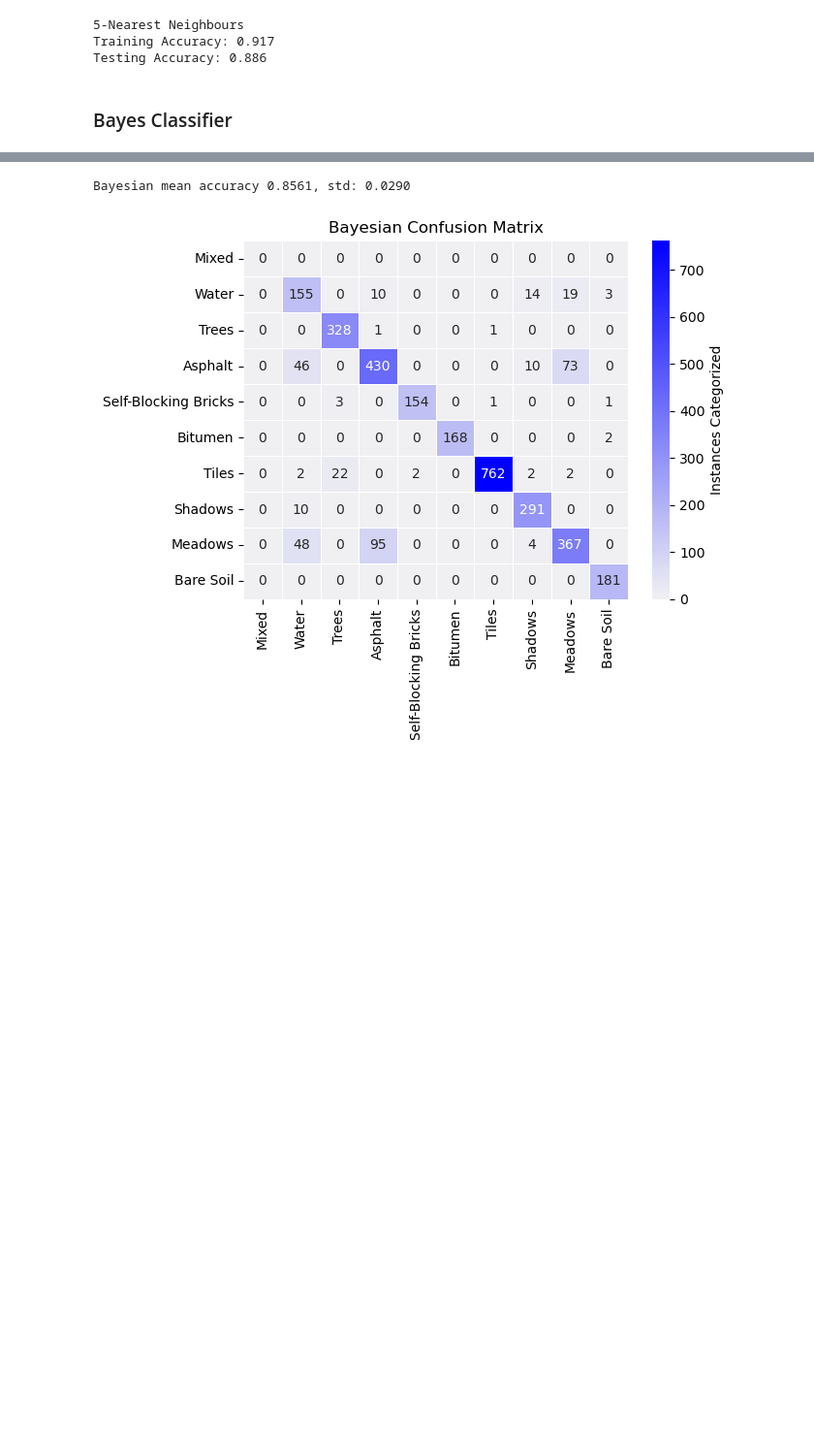
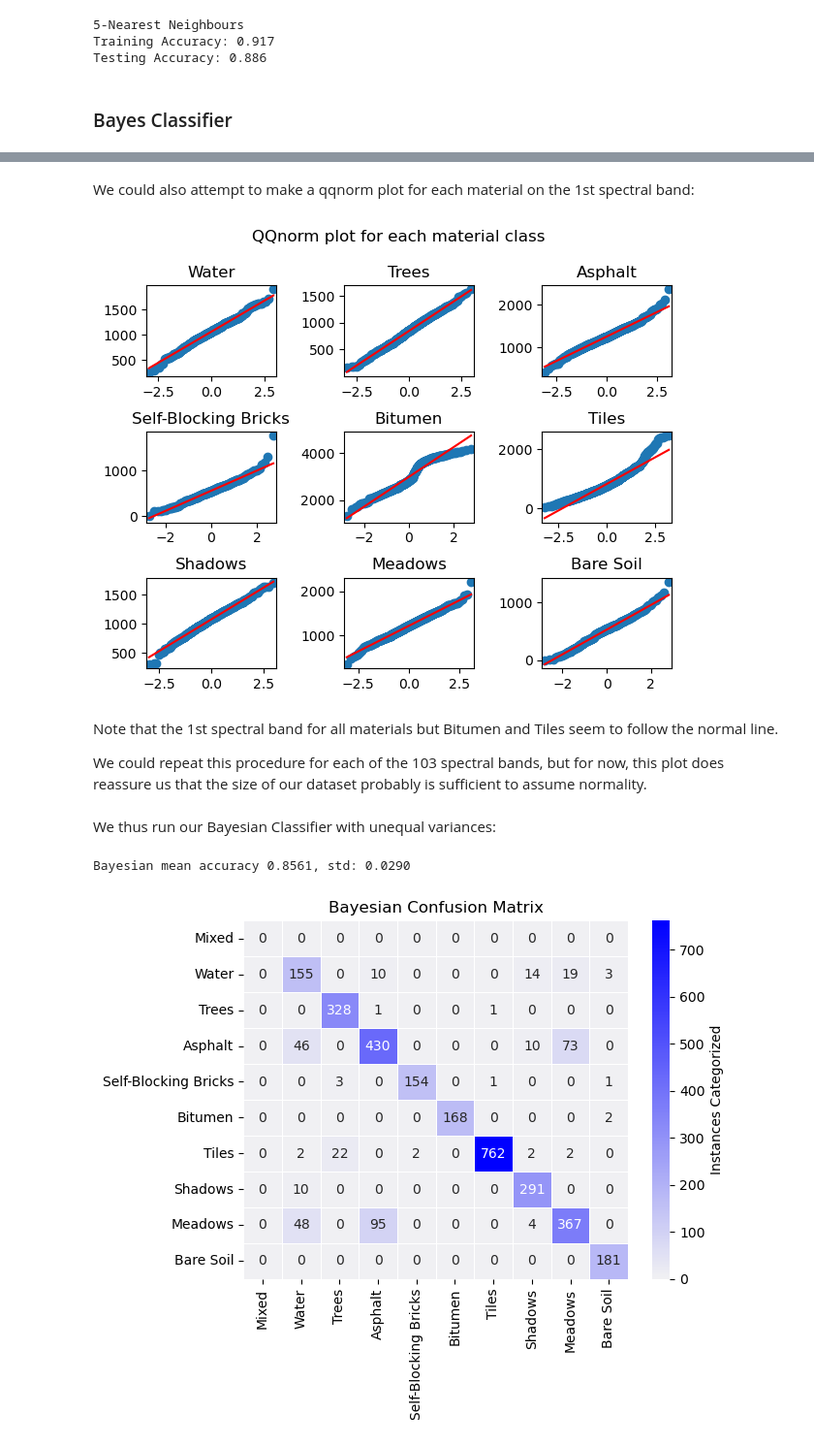
Before and after one commit to dimits-ts/hyperspectral-imaging, a Jupyter notebook: Project_AUEB.ipynb, the cells around one changed output, grey strips where cells are left out. Shown: that part at 97% size. Drawn from its saved outputs; the diff is of its cells as text; code cells hidden in the pictures; blank space fills up the shorter version.

Commit message:
Add normality arguments

```diff
--- a/Project_AUEB.ipynb
+++ b/Project_AUEB.ipynb
@@ -606,0 +632,14 @@ This classifier can be proven to be optimal in regards to the classification err
+# %%
+def split_by_label(data, labels):
+    split_arrays = {}
+
+    # Iterate over unique labels and split the array
+    for label in np.unique(labels):
+        mask = labels == label   # Create a boolean mask for the current label
+        split_arrays[label] = data[mask]
+    return split_arrays
+
+
+split_classes = split_by_label(x_train, y_train)
+for label, array in split_classes.items():
+    print(f"Class {class_names[label]}, #Points={len(array)} ")
@@ -607,3 +656,29 @@ This classifier can be proven to be optimal in regards to the classification err
+# %% [markdown]
+We could also attempt to make a qqnorm plot for each material on the 1st spectral band:
+# %%
+from statsmodels.graphics.gofplots import qqplot
+
+
+fig, axes = plt.subplots(3, 3)
+fig.tight_layout(pad=2.0)
+fig.suptitle("QQnorm plot for each material class", y=1.05)
+
+for i, (label_idx, array) in enumerate(split_classes.items()):
+    ax = axes[i//3, i%3]
+    qqplot(array[:,1], line="s", ax=ax)
+    ax.set_title(class_names[label_idx])
+    ax.set_ylabel("")
+    ax.set_xlabel("")
+
+plt.show()
+# %% [output]
+[figure, added]
+# %% [markdown]
+Note that the 1st spectral band for all materials but Bitumen and Tiles seem to follow the normal line.
+
+We could repeat this procedure for each of the 103 spectral bands, but for now, this plot does reassure us that the size of our dataset probably is sufficient to assume normality.
+# %% [markdown]
+We thus run our Bayesian Classifier with unequal variances:
 # %%
 from sklearn.discriminant_analysis import QuadraticDiscriminantAnalysis
 
```
Also changed, not shown: parts of 6 cells of this notebook, 1 other file.
